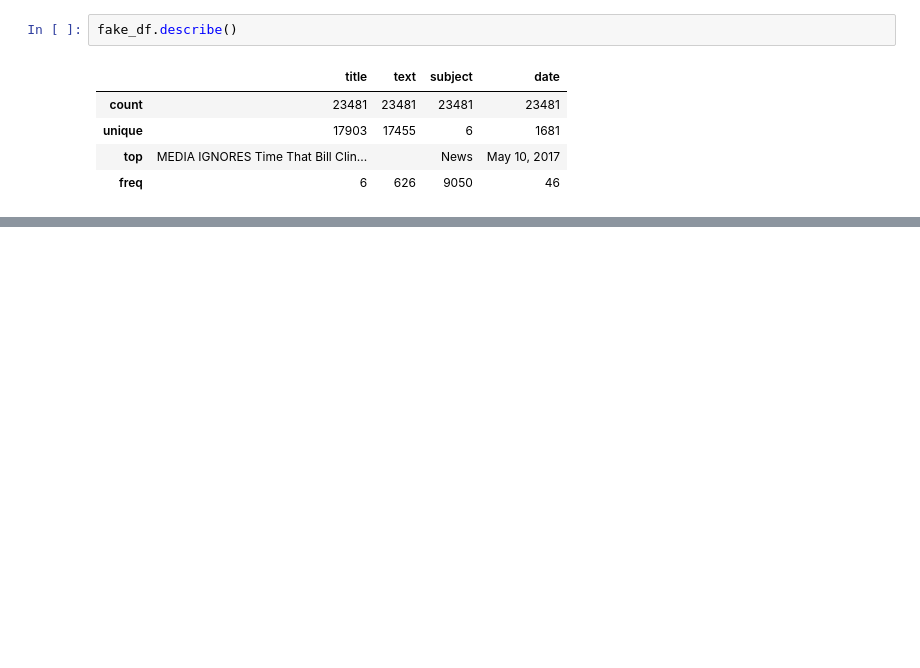
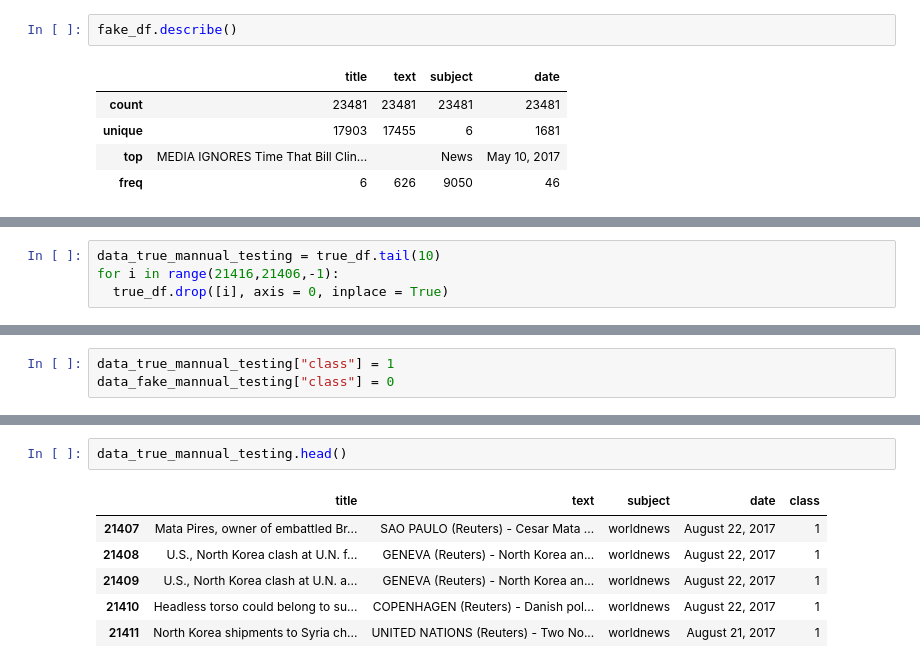
Before and after one commit to Surajmalhotr/Fake-News-Detection, a Jupyter notebook: Fake_News_Detection.ipynb, the cells around one changed output, grey strips where cells are left out. Saved outputs shown, nothing was run; the diff lists cells and outputs as text; blank space fills up the shorter version.

```diff
--- a/Fake_News_Detection.ipynb
+++ b/Fake_News_Detection.ipynb
@@ -100,0 +99,4 @@ fake_df.describe()
+# %%
+data_true_mannual_testing = true_df.tail(10)
+for i in range(21416,21406,-1):
+  true_df.drop([i], axis = 0, inplace = True)
@@ -100,0 +110,3 @@ fake_df.describe()
+# %%
+data_true_mannual_testing["class"] = 1
+data_fake_mannual_testing["class"] = 0
@@ -100,0 +124,9 @@ fake_df.describe()
+# %%
+data_true_mannual_testing.head()
+# %% [output]
+|  | title | text | subject | date | class |
+| 21407 | Mata Pires, owner of embattled Br... | SAO PAULO (Reuters) - Cesar Mata ... | worldnews | August 22, 2017 | 1 |
+| 21408 | U.S., North Korea clash at U.N. f... | GENEVA (Reuters) - North Korea an... | worldnews | August 22, 2017 | 1 |
+| 21409 | U.S., North Korea clash at U.N. a... | GENEVA (Reuters) - North Korea an... | worldnews | August 22, 2017 | 1 |
+| 21410 | Headless torso could belong to su... | COPENHAGEN (Reuters) - Danish pol... | worldnews | August 22, 2017 | 1 |
+| 21411 | North Korea shipments to Syria ch... | UNITED NATIONS (Reuters) - Two No... | worldnews | August 21, 2017 | 1 |
```
Also changed, not shown: parts of 9 cells of this notebook.
